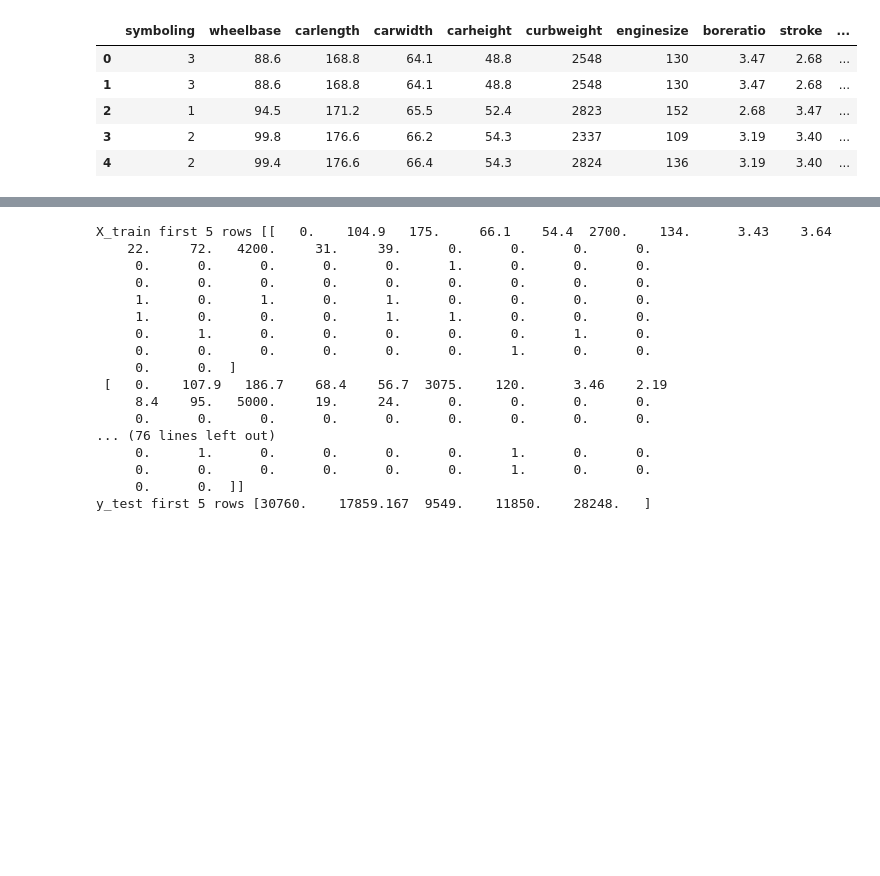
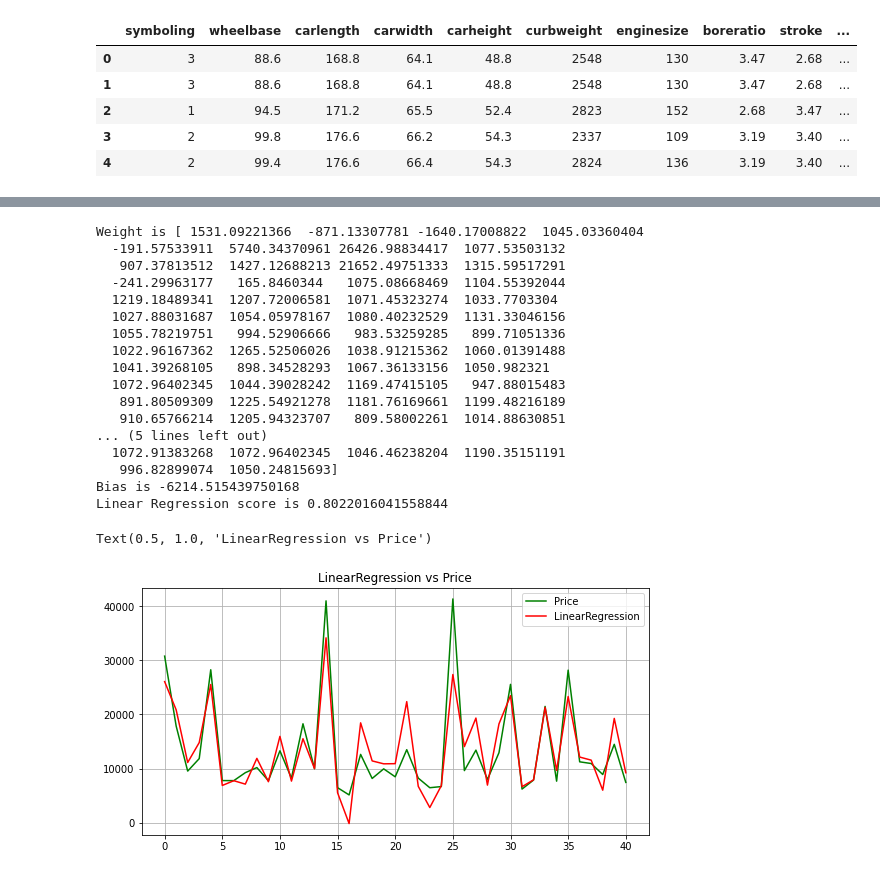
Before and after one commit to dominhkhoi2002/CarPrice_Prediction, a Jupyter notebook: CarPrice.ipynb, the cells around one changed output, grey strips where cells are left out. Cells and saved outputs as stored; diff of their text form; code cells hidden in the pictures; blank space fills up the shorter version.

Commit message:
80% on the test

```diff
--- a/CarPrice.ipynb
+++ b/CarPrice.ipynb
@@ -337,55 +285,65 @@ b_1 = 1.1696969696969697
 # %%
 def find_weight_bias(x_train, y_train):
     weight_count = x_train.shape[1]
     w = np.zeros(weight_count)
     b = 0
     learning_rate = 0.001
-    epochs = 1000
-    n = len(x_train)
+    epochs = 100000
+    n = len(x_train[0])
     for i in range(epochs):
         y_pred = np.dot(x_train, w) + b
         dw = (-2/n) * np.sum(x_train.T * (y_train - y_pred), axis=1)
         db = (-2/n) * np.sum(y_train - y_pred)
         w = w - learning_rate * dw
         b = b - learning_rate * db
+        #if any value is nan, break the loop and print nan position
     print("Weight is", w)
     print("Bias is", b)
     return w, b
 
 
 def prediction(x_test, w, b):
-    return np.dot(w, x_test.T) + b
+    return np.dot(x_test,w) + b
 
 #convert pandas dataframe to numpy array
-x_train1 = X_train.to_numpy()
+x_train2 = X_train.to_numpy()
 y_train1 = y_train.to_numpy()
-x_test1 = X_test.to_numpy()
+x_test2 = X_test.to_numpy()
 y_test1 = y_test.to_numpy()
+#normalize data
+x_train1 = (x_train2 - x_train2.mean()) / x_train2.std()
+x_test1 = (x_test2 - x_test2.mean()) / x_test2.std()
+
 
 # show X_train, y_train, x_test, y_test first 5 rows
-np.set_printoptions(suppress=True)
-print("X_train first 5 rows", x_train1[:5])
-print("y_train first 5 rows", y_train1[:5])
-print("x_test first 5 rows", x_test1[:5])
-print("y_test first 5 rows", y_test1[:5])
-# w, b = find_weight_bias(x_train1, y_train1)
-# y_pred = prediction(x_test1, w, b)
-# print("Linear Regression score is",r2_score(y_test1,y_pred))
+w, b = find_weight_bias(x_train1, y_train1)
+y_pred = prediction(x_test1, w, b)
+print("Linear Regression score is",r2_score(y_test1,y_pred))
+#plot comparison
+plt.figure(1, figsize=(20, 10))
+plt.subplot(221)
+plt.plot(indices_test,"g",label="Price")
+plt.plot(y_pred,"r",label="LinearRegression")
+plt.grid(True)
+plt.legend(loc="best")
+plt.title("LinearRegression vs Price")
 # %% [output]
-X_train first 5 rows [[   0.    104.9   175.     66.1    54.4  2700.    134.      3.43    3.64
-    22.     72.   4200.     31.     39.      0.      0.      0.      0.
-     0.      0.      0.      0.      0.      1.      0.      0.      0.
-     0.      0.      0.      0.      0.      0.      0.      0.      0.
-     1.      0.      1.      0.      1.      0.      0.      0.      0.
-     1.      0.      0.      0.      1.      1.      0.      0.      0.
-     0.      1.      0.      0.      0.      0.      0.      1.      0.
-     0.      0.      0.      0.      0.      0.      1.      0.      0.
-     0.      0.  ]
- [   0.    107.9   186.7    68.4    56.7  3075.    120.      3.46    2.19
-     8.4    95.   5000.     19.     24.      0.      0.      0.      0.
-     0.      0.      0.      0.      0.      0.      0.      0.      0.
-... (76 lines left out)
-     0.      1.      0.      0.      0.      0.      1.      0.      0.
-     0.      0.      0.      0.      0.      0.      1.      0.      0.
-     0.      0.  ]]
-y_test first 5 rows [30760.    17859.167  9549.    11850.    28248.   ]
+Weight is [ 1531.09221366  -871.13307781 -1640.17008822  1045.03360404
+  -191.57533911  5740.34370961 26426.98834417  1077.53503132
+   907.37813512  1427.12688213 21652.49751333  1315.59517291
+  -241.29963177   165.8460344   1075.08668469  1104.55392044
+  1219.18489341  1207.72006581  1071.45323274  1033.7703304
+  1027.88031687  1054.05978167  1080.40232529  1131.33046156
+  1055.78219751   994.52906666   983.53259285   899.71051336
+  1022.96167362  1265.52506026  1038.91215362  1060.01391488
+  1041.39268105   898.34528293  1067.36133156  1050.982321
+  1072.96402345  1044.39028242  1169.47415105   947.88015483
+   891.80509309  1225.54921278  1181.76169661  1199.48216189
+   910.65766214  1205.94323707   809.58002261  1014.88630851
+... (5 lines left out)
+  1072.91383268  1072.96402345  1046.46238204  1190.35151191
+   996.82899074  1050.24815693]
+Bias is -6214.515439750168
+Linear Regression score is 0.8022016041558844
+Text(0.5, 1.0, 'LinearRegression vs Price')
+[figure, added]
```
Also changed, not shown: parts of 3 cells of this notebook.
